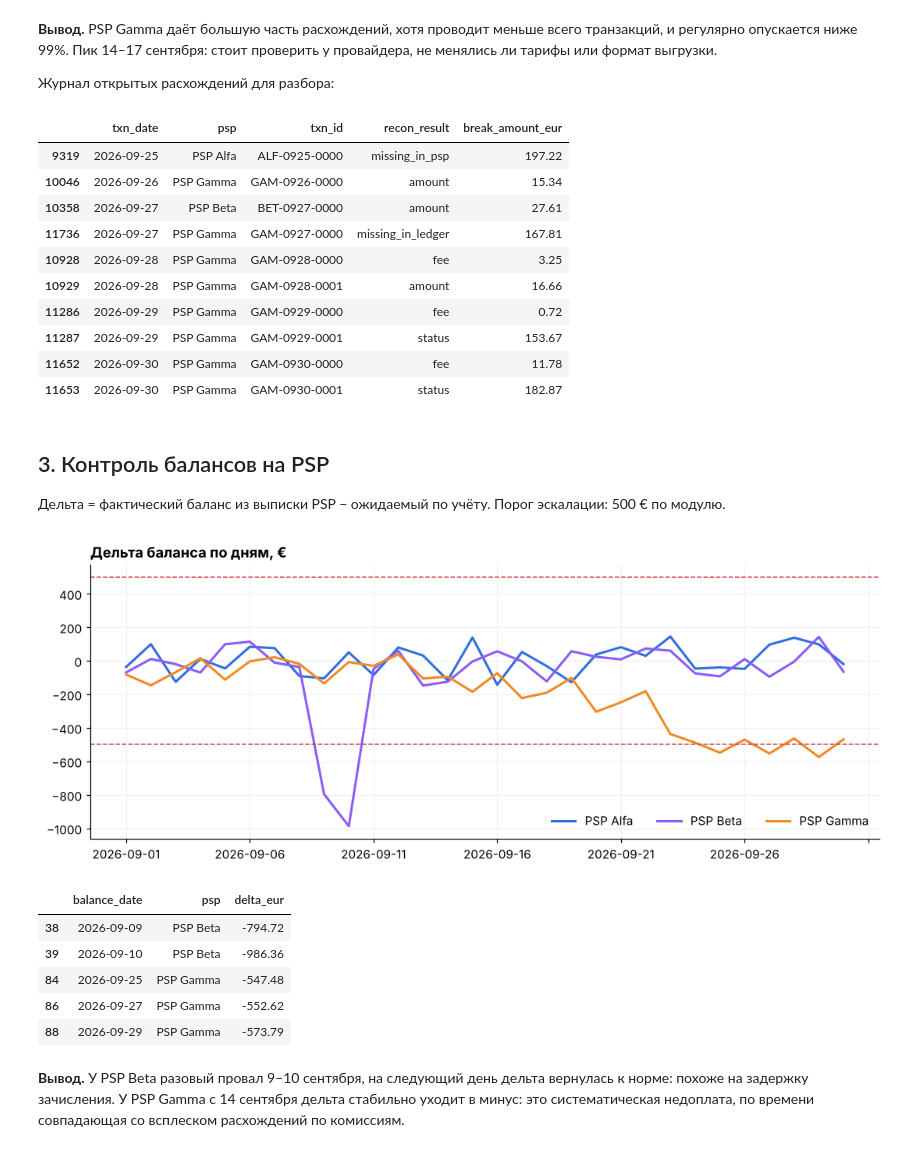
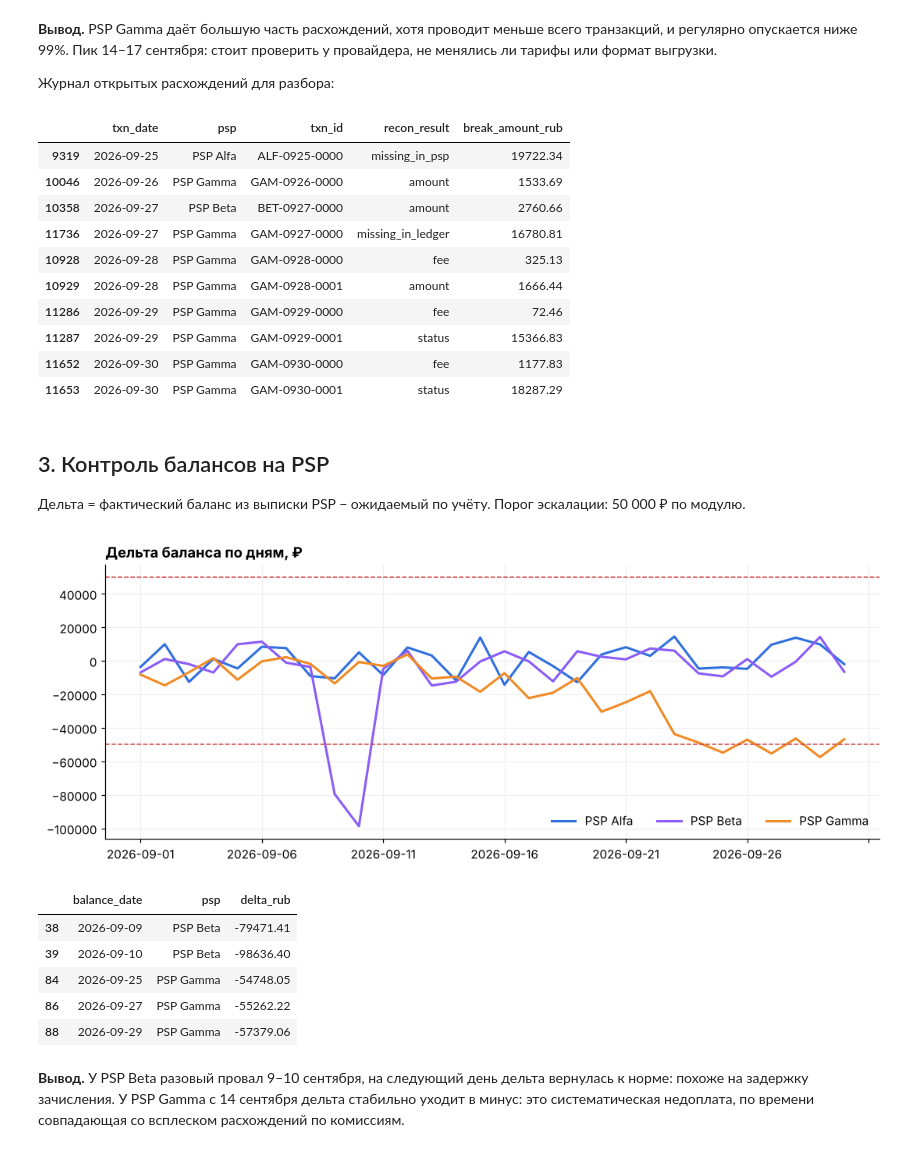
Before and after one commit to Egor-Epifanov/psp-reconciliation-analytics, a Jupyter notebook: notebooks/psp_reconciliation.ipynb, the cells around one changed output. Saved outputs shown, nothing was run; the diff lists cells and outputs as text; code cells hidden in the pictures.

```diff
--- a/notebooks/psp_reconciliation.ipynb
+++ b/notebooks/psp_reconciliation.ipynb
@@ -119,41 +119,41 @@ low[low.match_rate_pct < 99]
 
 Журнал открытых расхождений для разбора:
 # %%
-breaks.sort_values(['txn_date', 'psp'])[['txn_date', 'psp', 'txn_id', 'recon_result', 'break_amount_eur']].tail(10)
+breaks.sort_values(['txn_date', 'psp'])[['txn_date', 'psp', 'txn_id', 'recon_result', 'break_amount_rub']].tail(10)
 # %% [output]
-|  | txn_date | psp | txn_id | recon_result | break_amount_eur |
-| 9319 | 2026-09-25 | PSP Alfa | ALF-0925-0000 | missing_in_psp | 197.22 |
-| 10046 | 2026-09-26 | PSP Gamma | GAM-0926-0000 | amount | 15.34 |
-| 10358 | 2026-09-27 | PSP Beta | BET-0927-0000 | amount | 27.61 |
-| 11736 | 2026-09-27 | PSP Gamma | GAM-0927-0000 | missing_in_ledger | 167.81 |
-| 10928 | 2026-09-28 | PSP Gamma | GAM-0928-0000 | fee | 3.25 |
-| 10929 | 2026-09-28 | PSP Gamma | GAM-0928-0001 | amount | 16.66 |
-| 11286 | 2026-09-29 | PSP Gamma | GAM-0929-0000 | fee | 0.72 |
-| 11287 | 2026-09-29 | PSP Gamma | GAM-0929-0001 | status | 153.67 |
-| 11652 | 2026-09-30 | PSP Gamma | GAM-0930-0000 | fee | 11.78 |
-| 11653 | 2026-09-30 | PSP Gamma | GAM-0930-0001 | status | 182.87 |
+|  | txn_date | psp | txn_id | recon_result | break_amount_rub |
+| 9319 | 2026-09-25 | PSP Alfa | ALF-0925-0000 | missing_in_psp | 19722.34 |
+| 10046 | 2026-09-26 | PSP Gamma | GAM-0926-0000 | amount | 1533.69 |
+| 10358 | 2026-09-27 | PSP Beta | BET-0927-0000 | amount | 2760.66 |
+| 11736 | 2026-09-27 | PSP Gamma | GAM-0927-0000 | missing_in_ledger | 16780.81 |
+| 10928 | 2026-09-28 | PSP Gamma | GAM-0928-0000 | fee | 325.13 |
+| 10929 | 2026-09-28 | PSP Gamma | GAM-0928-0001 | amount | 1666.44 |
+| 11286 | 2026-09-29 | PSP Gamma | GAM-0929-0000 | fee | 72.46 |
+| 11287 | 2026-09-29 | PSP Gamma | GAM-0929-0001 | status | 15366.83 |
+| 11652 | 2026-09-30 | PSP Gamma | GAM-0930-0000 | fee | 1177.83 |
+| 11653 | 2026-09-30 | PSP Gamma | GAM-0930-0001 | status | 18287.29 |
 # %% [markdown]
 ## 3. Контроль балансов на PSP
-Дельта = фактический баланс из выписки PSP − ожидаемый по учёту. Порог эскалации: 500 € по модулю.
+Дельта = фактический баланс из выписки PSP − ожидаемый по учёту. Порог эскалации: 50 000 ₽ по модулю.
 # %%
-balances['delta_eur'] = (balances.actual_balance_eur - balances.expected_balance_eur).round(2)
-delta = balances.pivot(index='balance_date', columns='psp', values='delta_eur')
+balances['delta_rub'] = (balances.actual_balance_rub - balances.expected_balance_rub).round(2)
+delta = balances.pivot(index='balance_date', columns='psp', values='delta_rub')
 ax = delta.plot(figsize=(10, 4), color=[COLORS[c] for c in delta.columns], lw=2)
-for y in (500, -500):
+for y in (50000, -50000):
     ax.axhline(y, color='#D14343', ls='--', lw=1)
-ax.set_title('Дельта баланса по дням, €', loc='left', fontweight='bold')
+ax.set_title('Дельта баланса по дням, ₽', loc='left', fontweight='bold')
 ax.set_xlabel(''); ax.legend(frameon=False, ncol=3)
 plt.tight_layout(); plt.savefig(CHARTS / 'balance_delta.png'); plt.show()
 
-balances[balances.delta_eur.abs() > 500][['balance_date', 'psp', 'delta_eur']]
+balances[balances.delta_rub.abs() > 50000][['balance_date', 'psp', 'delta_rub']]
 # %% [output]
-[figure, old version]
+[figure, new version]
-|  | balance_date | psp | delta_eur |
-| 38 | 2026-09-09 | PSP Beta | -794.72 |
-| 39 | 2026-09-10 | PSP Beta | -986.36 |
-| 84 | 2026-09-25 | PSP Gamma | -547.48 |
-| 86 | 2026-09-27 | PSP Gamma | -552.62 |
-| 88 | 2026-09-29 | PSP Gamma | -573.79 |
+|  | balance_date | psp | delta_rub |
+| 38 | 2026-09-09 | PSP Beta | -79471.41 |
+| 39 | 2026-09-10 | PSP Beta | -98636.40 |
+| 84 | 2026-09-25 | PSP Gamma | -54748.05 |
+| 86 | 2026-09-27 | PSP Gamma | -55262.22 |
+| 88 | 2026-09-29 | PSP Gamma | -57379.06 |
 # %% [markdown]
 **Вывод.** У PSP Beta разовый провал 9–10 сентября, на следующий день дельта вернулась к норме: похоже на задержку зачисления. У PSP Gamma с 14 сентября дельта стабильно уходит в минус: это систематическая недоплата, по времени совпадающая со всплеском расхождений по комиссиям.
 # %% [markdown]
```
Also changed, not shown: parts of 4 cells of this notebook, 16 other files.
